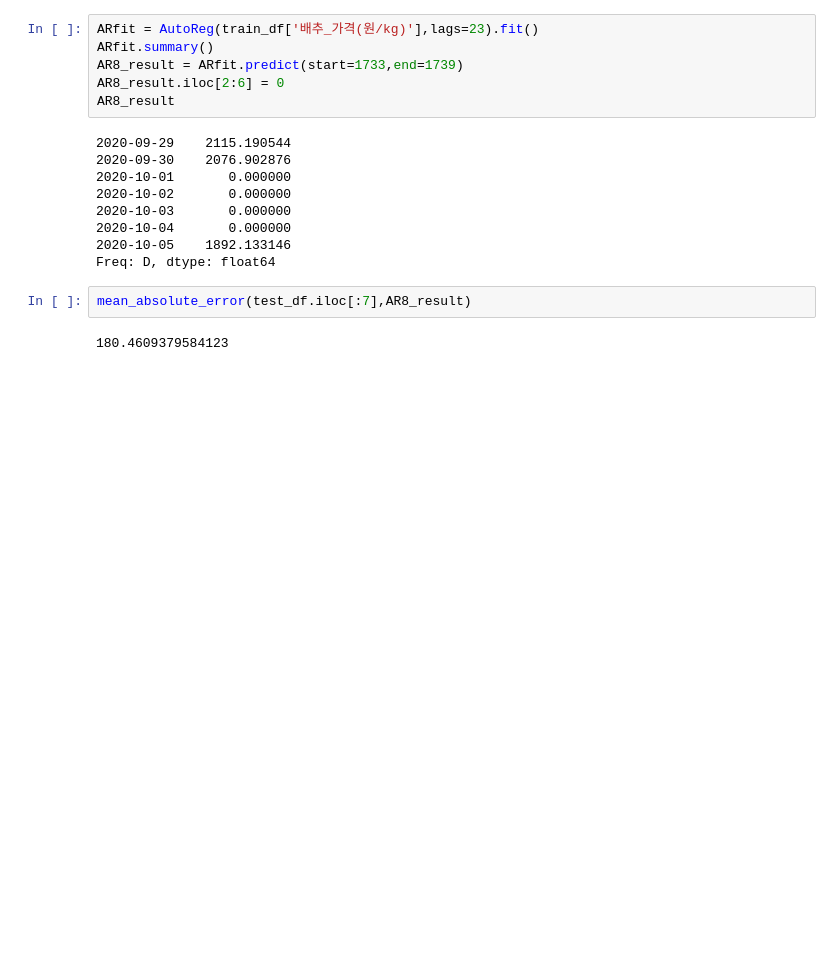
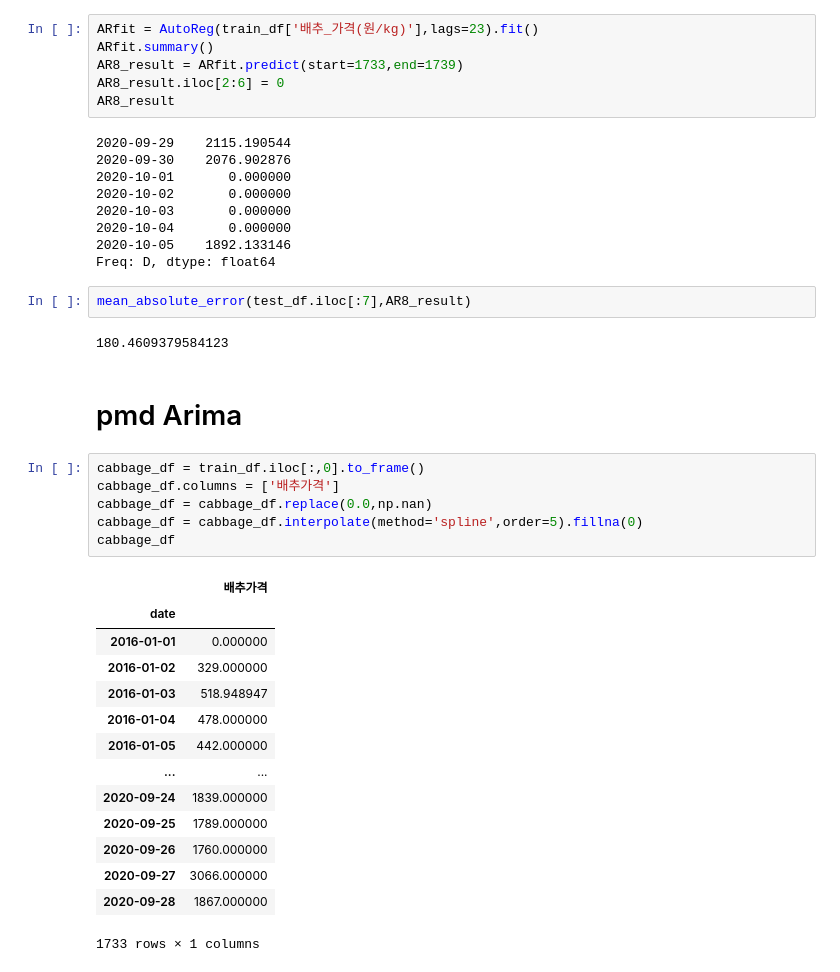
Before and after one commit to YongJaeJung/cabbage_project, a Jupyter notebook: 배추 가격 예측_AR,pmdARIMA.ipynb, the cells around one changed output. Saved outputs shown, nothing was run; the diff lists cells and outputs as text; blank space fills up the shorter version.

```diff
--- a/배추 가격 예측_AR.ipynb
+++ b/배추 가격 예측_AR,pmdARIMA.ipynb
@@ -198,3 +198,26 @@ Freq: D, dtype: float64
 mean_absolute_error(test_df.iloc[:7],AR8_result)
 # %% [output]
 180.4609379584123
+# %% [markdown]
+# pmd Arima
+# %%
+cabbage_df = train_df.iloc[:,0].to_frame()
+cabbage_df.columns = ['배추가격']
+cabbage_df = cabbage_df.replace(0.0,np.nan)
+cabbage_df = cabbage_df.interpolate(method='spline',order=5).fillna(0)
+cabbage_df
+# %% [output]
+|  | 배추가격 |
+| date |  |
+| 2016-01-01 | 0.000000 |
+| 2016-01-02 | 329.000000 |
+| 2016-01-03 | 518.948947 |
+| 2016-01-04 | 478.000000 |
+| 2016-01-05 | 442.000000 |
+| ... | ... |
+| 2020-09-24 | 1839.000000 |
+| 2020-09-25 | 1789.000000 |
+| 2020-09-26 | 1760.000000 |
+| 2020-09-27 | 3066.000000 |
+| 2020-09-28 | 1867.000000 |
+1733 rows × 1 columns
```
Also changed, not shown: parts of 10 cells of this notebook.
